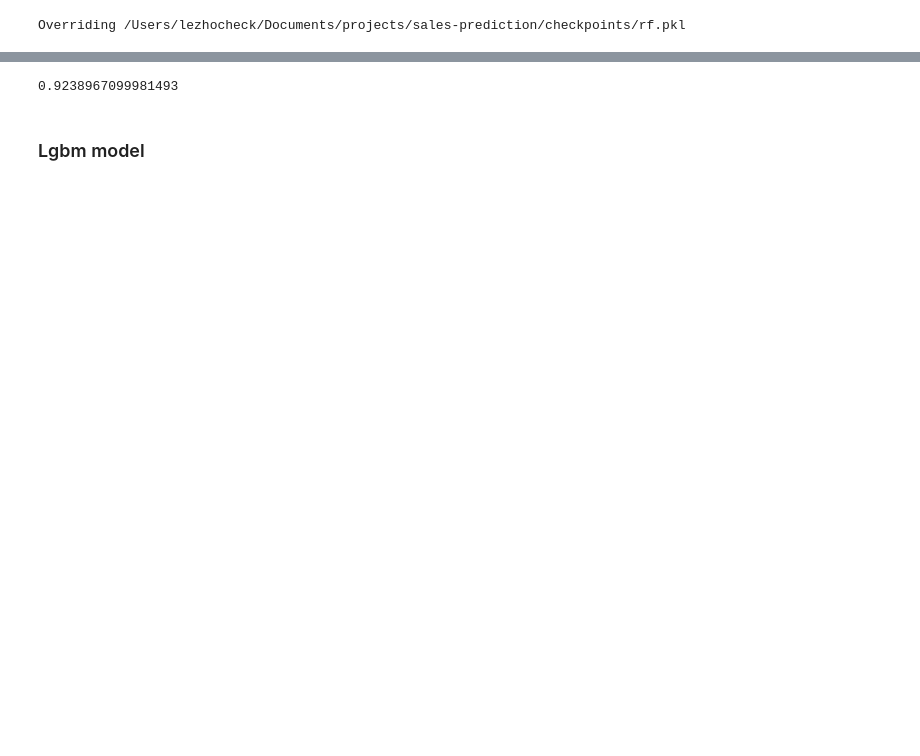
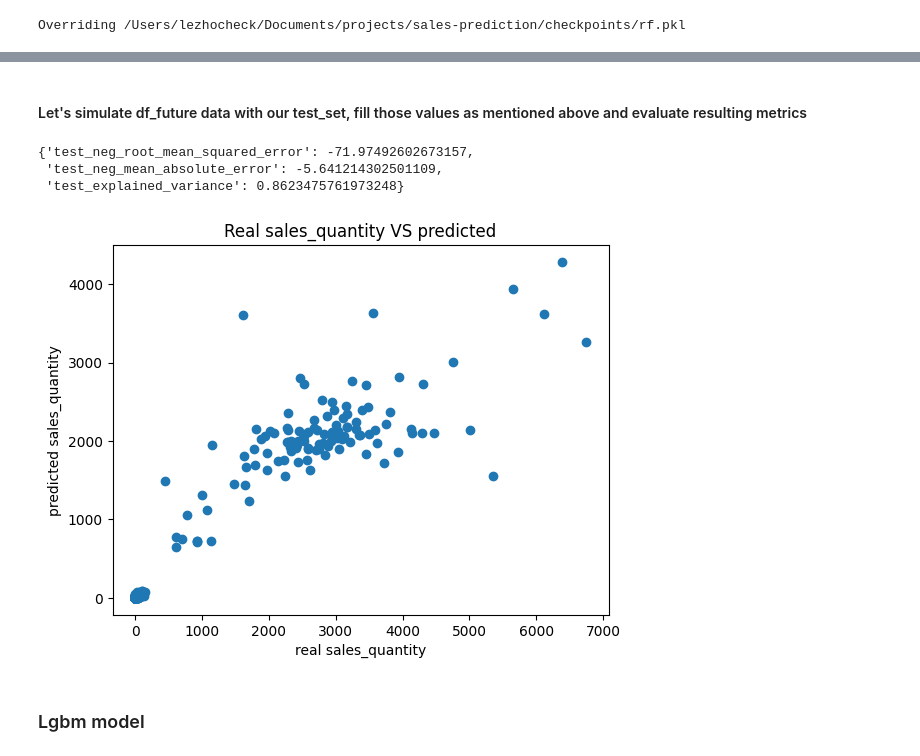
Before and after one commit to lezhocheck/sales-prediction, a Jupyter notebook: notebooks/predict.ipynb, the cells around one changed output, grey strips where cells are left out. Cells and saved outputs as stored; diff of their text form; code cells hidden in the pictures; blank space fills up the shorter version.

```diff
--- a/notebooks/predict.ipynb
+++ b/notebooks/predict.ipynb
@@ -59,11 +53,0 @@ shape: (45_209, 12)
-# %%
-test = DatasetGenerator(
-    '../data/df_future.csv',
-    generate_lags=False,
-    remove_nulls=False,
-    generate_clusters=False,
-    generate_sma=False
-)
-x, _ = test.get_full_train_data()
-x = x.with_columns(pl.date(pl.col('year'), pl.col('month'), pl.col('day')))
-x
@@ -136,15 +77,0 @@ def augment_raw_sample(sample: Dict[str, Any]) -> Dict[str, Any]:
-# %%
-for sku_id, group in tqdm(testing_set.group_by(['sku_id'])):
-    for sample in group.sort(by='date').iter_rows():
-        sample = dict(zip(group.columns, sample))
-        sample = augment_raw_sample(sample)
-        quantity = predictor.predict_single_sample(sample)
-        sample['sales_quantity'] = quantity
-        row = pl.DataFrame([sample]).with_columns(
-            pl.col('cluster_id').cast(pl.Int32),
-            pl.col('year').cast(pl.Int32),
-            pl.col('month').cast(pl.Int8),
-            pl.col('day').cast(pl.Int8),
-            pl.col('weekday').cast(pl.Int8)
-        ).select(t_pool.columns)
-        t_pool = t_pool.vstack(row)
@@ -173,19 +78,2 @@ values = X_test.with_columns(y_test).select(
-# %%
-tx, ty = generator.get_full_train_data()
-tx = tx.with_columns(ty).with_columns(pl.date(pl.col('year'), pl.col('month'), pl.col('day')))
-
-result = t_pool.join(tx, on=t_pool.columns, how="anti").rename({
-    'sales_quantity': 'predicted'
-}).join(values, on=['category_id', 'sku_id', 'sales_price', 'year', 'month', 'day', 'weekday', 'is_ukrainian_holiday'])
-# %%
-from sklearn.metrics import (
-    mean_absolute_error,
-    explained_variance_score,
-    root_mean_squared_error
-)
-
-
-mean_absolute_error(result['sales_quantity'], result['predicted'])
-explained_variance_score(result['sales_quantity'], result['predicted'])
-# %% [output]
-0.9238967099981493
+# %% [markdown]
+#### Let's simulate df_future data with our test_set, fill those values as mentioned above and evaluate resulting metrics
@@ -192,3 +169,28 @@ explained_variance_score(result['sales_quantity'], result['predicted'])
+# %%
+evaluator = Evaluator(predictor)
+rf_mock_predicted = evaluator.predict_mock_df()
+# %%
+mae = mean_absolute_error(rf_mock_predicted['sales_quantity_right'], rf_mock_predicted['sales_quantity'])
+rmse = root_mean_squared_error(rf_mock_predicted['sales_quantity_right'], rf_mock_predicted['sales_quantity'])
+evs = explained_variance_score(rf_mock_predicted['sales_quantity_right'], rf_mock_predicted['sales_quantity'])
+metrics = {
+    'test_neg_root_mean_squared_error': -rmse,
+    'test_neg_mean_absolute_error': -mae,
+    'test_explained_variance': evs
+}
+metrics
+# %% [output]
+{'test_neg_root_mean_squared_error': -71.97492602673157,
+ 'test_neg_mean_absolute_error': -5.641214302501109,
+ 'test_explained_variance': 0.8623475761973248}
+# %%
+plt.title('Real sales_quantity VS predicted')
+plt.scatter(rf_mock_predicted['sales_quantity_right'], rf_mock_predicted['sales_quantity'])
+plt.xlabel('real sales_quantity')
+plt.ylabel('predicted sales_quantity')
+plt.show()
+# %% [output]
+[figure, added]
 # %% [markdown]
 ### Lgbm model
 # %%
```
Also changed, not shown: parts of 25 cells of this notebook, 4 other files.
